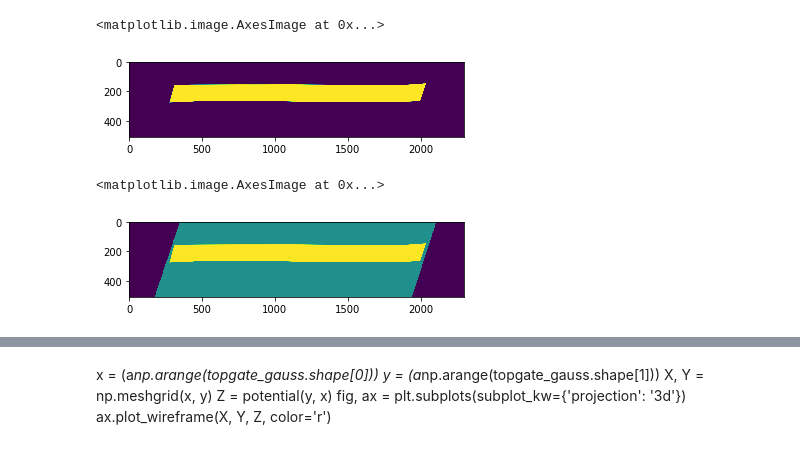
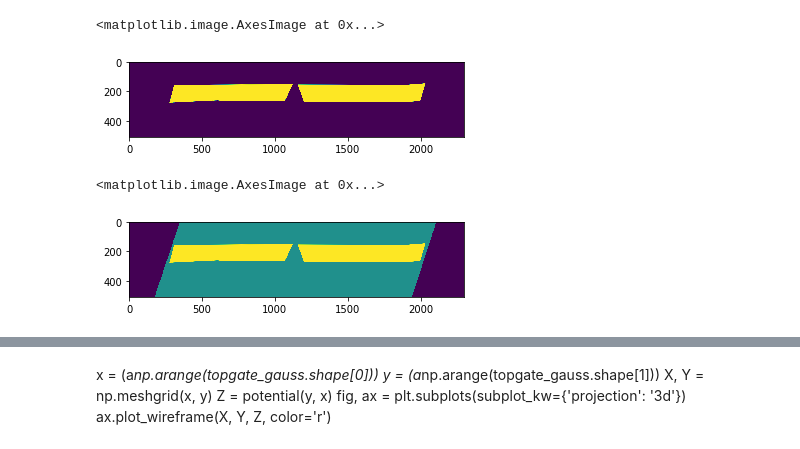
Before and after one commit to NeroCorleone/thesis, a Jupyter notebook: code/setup.ipynb, the cells around one changed output, grey strips where cells are left out. Saved outputs shown, nothing was run; the diff lists cells and outputs as text; code cells hidden in the pictures.

Commit message:
Added new setup - qpc with both edges

```diff
--- a/code/setup.ipynb
+++ b/code/setup.ipynb
@@ -10,19 +10,21 @@ from types import SimpleNamespace
 # %%
 #designfile = '/users/tkm/kanilmaz/thesis/designfiles/hb_lower_part.png'
 #designfile = '/home/nefta/thesis/designfiles/hb_lower_part.png'
 #designfile = '/users/tkm/kanilmaz/thesis/designfiles/qpc_gate.png'
-designfile = '/home/nefta/thesis/designfiles/full_gate_both_edges.png'
+#designfile = '/home/nefta/thesis/designfiles/full_gate_both_edges.png'
+designfile = '/home/nefta/thesis/designfiles/qpc_both_edges.png'
 #designfile = '/users/tkm/kanilmaz/thesis/designfiles/topgate_full_edges.png'
 #designfile = '/home/nefta/thesis/designfiles/full_gate.png'
 #designfile = '/home/nefta/thesis/designfiles/waveguide3_2_small.png'
-topgate = 1 - scipy.ndimage.imread(designfile, mode='L').T / 255
+#topgate = 1 - scipy.ndimage.imread(designfile, mode='L').T / 255
+topgate = scipy.ndimage.imread(designfile).T[3] / 255
 #topgate[0] = np.zeros(len(topgate[0]))
 #topgate[1] = np.zeros(len(topgate[0]))
 topgate_gauss = np.fliplr(scipy.ndimage.gaussian_filter(topgate, 0))
 plt.imshow(topgate_gauss)
 # %% [output]
 <matplotlib.image.AxesImage at 0x...>
-[figure, old version]
+[figure, new version]
 # %%
 #scipy.ndimage.imread(
 #    '/users/tkm/kanilmaz/thesis/designfiles/scatteringRegion_sleeves.png')
@@ -38,4 +40,4 @@ scattering_region = np.fliplr(1 - scipy.ndimage.imread(
 plt.imshow(scattering_region + topgate_gauss)
 # %% [output]
 <matplotlib.image.AxesImage at 0x...>
-[figure, old version]
+[figure, new version]
```
Also changed, not shown: parts of 9 cells of this notebook, 7 other files.
